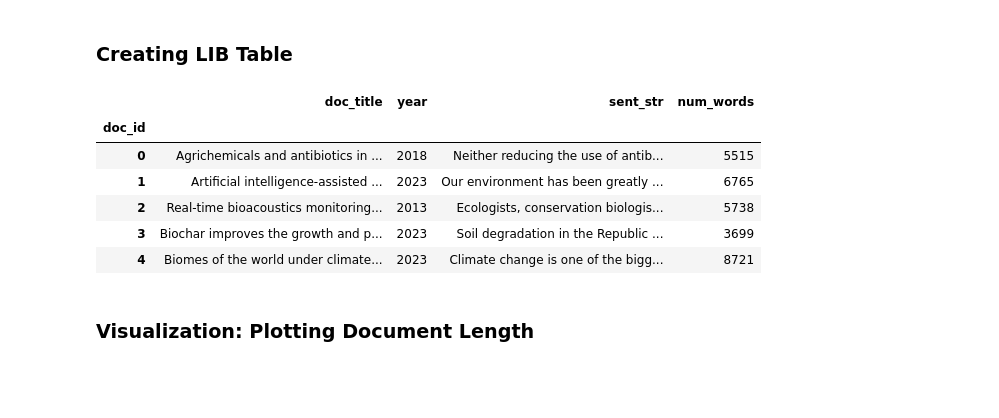
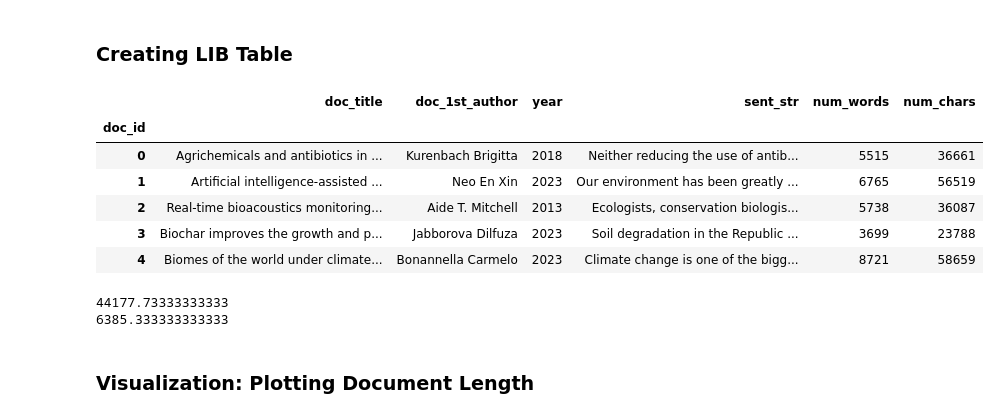
Before and after one commit to caroline-kranefuss/evolving_sentiment_climate, a Jupyter notebook: notebooks/create_tables.ipynb, the cells around one changed output. Drawn from its saved outputs; the diff is of its cells as text; code cells hidden in the pictures; blank space fills up the shorter version.

```diff
--- a/notebooks/create_tables.ipynb
+++ b/notebooks/create_tables.ipynb
@@ -76,6 +76,9 @@ for i, source_file_path in enumerate(source_files_paths):
 
     title_el = root.xpath("//front//article-title")[0]
     title_str = " ".join([t.strip() for t in title_el.itertext()])
+
+    author_el = root.xpath("//front//article-meta//contrib-group//contrib//name")[0]
+    author_str = " ".join([t.strip() for t in author_el.itertext()])
 
     year_str = root.xpath("//front//pub-date/year")[0].text
     month_str = root.xpath("//front//pub-date/month")[0].text
@@ -95,6 +98,7 @@ for i, source_file_path in enumerate(source_files_paths):
     docs.append({
         'doc_id': pub_id_str,
         'doc_title': title_str,
+        'doc_1st_author': author_str,
         'doc_date': date_str,
         'doc_content': " ".join(p_strs),
         'doc_kws': kwd_strs,
@@ -119,7 +123,7 @@ DOC.to_csv("csvs/DOC/DOC.csv", index=True)
 DOC['year'] = DOC['doc_date'].str[:4]
 DOC['mth_day'] = DOC['doc_date'].str[5:]
 DOC = DOC.copy()
-DOC_to_join = DOC.drop(columns=['doc_id', 'doc_title', 'doc_date', 'doc_content', 'doc_kws', 'doc_file_path'])
+DOC_to_join = DOC.drop(columns=['doc_id', 'doc_title', 'doc_1st_author', 'doc_date', 'doc_content', 'doc_kws', 'doc_file_path'])
 DOC_to_join.index.rename('doc_id', inplace=True)
 DOC_to_join.head()
 # %% [output]
@@ -155,43 +159,51 @@ SENTS.to_csv("csvs/SENTS/SENTS.csv", index=True)
 # %%
 # Joining with DOC_to_join to be able to group by year
 LIB = DOC.join(DOC_to_join, lsuffix='_L', rsuffix='_R')
 LIB = LIB.drop(columns=['doc_id', 'doc_date', 'doc_kws',  'doc_file_path', 'mth_day_L', 'mth_day_R', 'year_R', 'doc_content'])
 LIB.index.name = 'doc_id'
 
 # Grouping SENTS df to obtain full doc content
 SENTS_joined = SENTS.join(DOC_to_join)
 
 # # Joining the two
 LIB = LIB.copy()
 LIB = LIB.join(SENTS_joined)
-LIB.groupby(LIB.index).agg(' '.join) # does not work - corrected by Claude below
+#LIB.groupby(LIB.index).agg(' '.join) - does not work - corrected by Claude below
 
 LIB = LIB.groupby(level=0).agg({
     'doc_title': 'first',   # Same for all rows in a doc
+    'doc_1st_author': 'first',
     'year_L':    'first',
     'year':      'first',
     'mth_day':   'first',
     'sent_str':  ' '.join,  # Concatenate all sentences together
 })
 
 
 LIB['num_words'] = LIB['sent_str'].str.split().str.len() # From Claude
+LIB['num_chars'] = LIB['sent_str'].str.len()
 
 # Some extra cleanup
 LIB.drop(columns=['year_L', 'mth_day'], inplace=True)
 
 LIB.head()
 # %% [output]
-|  | doc_title | year | sent_str | num_words |
-| doc_id |  |  |  |  |
-| 0 | Agrichemicals and antibiotics in ... | 2018 | Neither reducing the use of antib... | 5515 |
-| 1 | Artificial intelligence-assisted ... | 2023 | Our environment has been greatly ... | 6765 |
-| 2 | Real-time bioacoustics monitoring... | 2013 | Ecologists, conservation biologis... | 5738 |
-| 3 | Biochar improves the growth and p... | 2023 | Soil degradation in the Republic ... | 3699 |
-| 4 | Biomes of the world under climate... | 2023 | Climate change is one of the bigg... | 8721 |
+|  | doc_title | doc_1st_author | year | sent_str | num_words | num_chars |
+| doc_id |  |  |  |  |  |  |
+| 0 | Agrichemicals and antibiotics in ... | Kurenbach Brigitta | 2018 | Neither reducing the use of antib... | 5515 | 36661 |
+| 1 | Artificial intelligence-assisted ... | Neo En Xin | 2023 | Our environment has been greatly ... | 6765 | 56519 |
+| 2 | Real-time bioacoustics monitoring... | Aide T. Mitchell | 2013 | Ecologists, conservation biologis... | 5738 | 36087 |
+| 3 | Biochar improves the growth and p... | Jabborova Dilfuza | 2023 | Soil degradation in the Republic ... | 3699 | 23788 |
+| 4 | Biomes of the world under climate... | Bonannella Carmelo | 2023 | Climate change is one of the bigg... | 8721 | 58659 |
 # %%
 # Saving to CSV
 LIB.to_csv("csvs/LIB/LIB.csv", index=True)
+print(LIB['num_chars'].mean())
+
+print(LIB['num_words'].mean())
+# %% [output]
+44177.73333333333
+6385.333333333333
 # %% [markdown]
 ### Visualization: Plotting Document Length
 # %%
```
Also changed, not shown: parts of 2 cells of this notebook, 3 other files.
